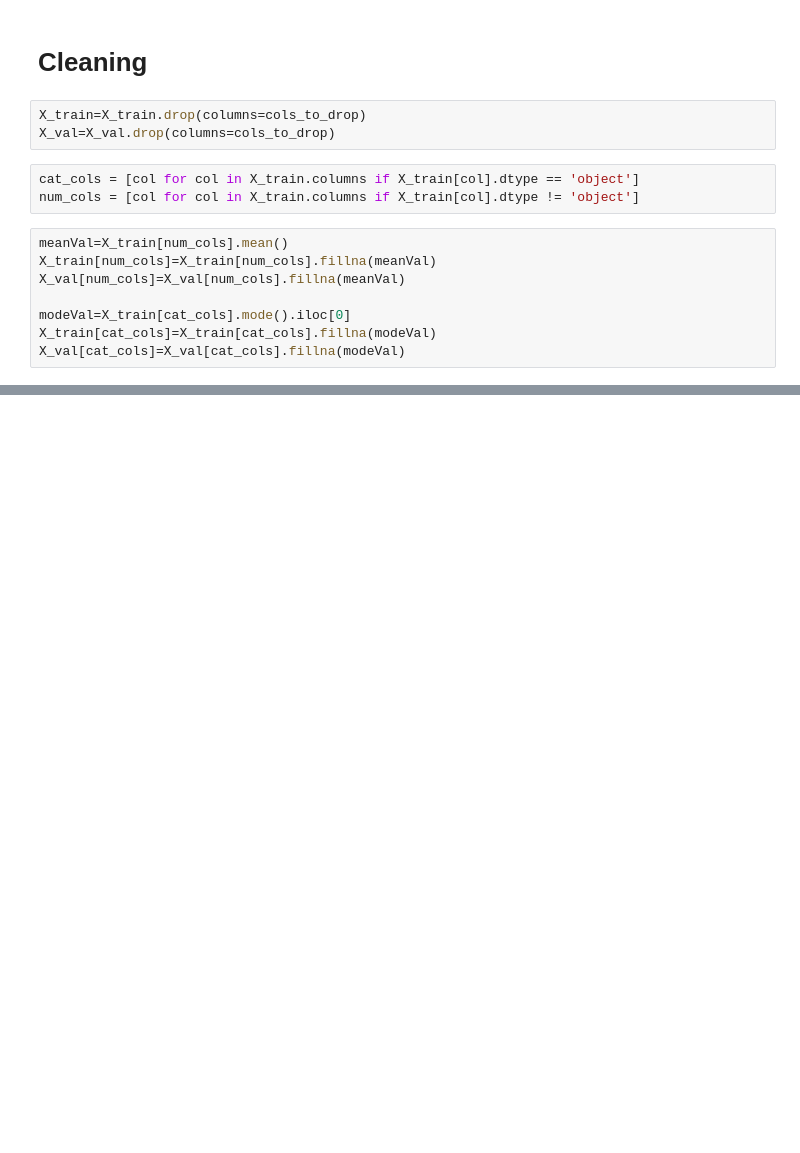
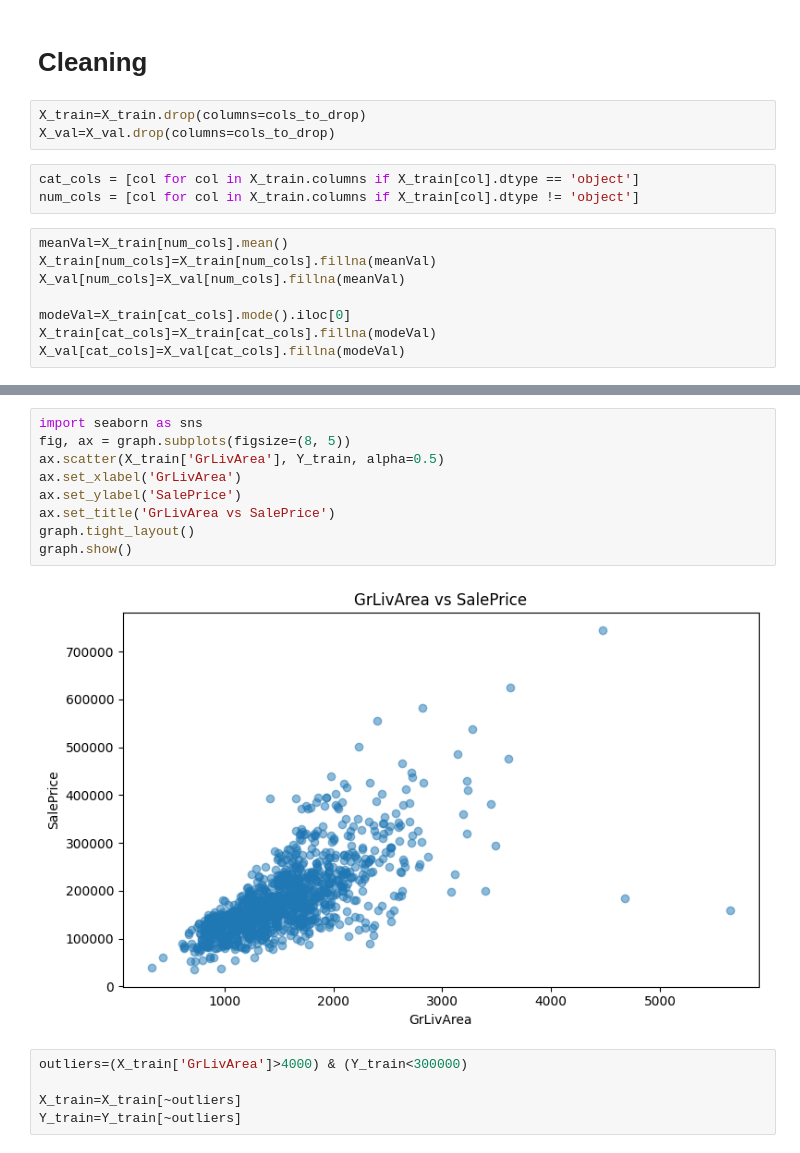
Before and after one commit to kgordeziani/ML_hw_01_House-Prices, a Jupyter notebook: model_experiment.ipynb, the cells around one changed output, grey strips where cells are left out. Cells and saved outputs as stored; diff of their text form; blank space fills up the shorter version.

```diff
--- a/model_experiment.ipynb
+++ b/model_experiment.ipynb
@@ -189,0 +240,16 @@ with mlflow.start_run(run_name="Data_Cleaning"):
+# %%
+import seaborn as sns
+fig, ax = graph.subplots(figsize=(8, 5))
+ax.scatter(X_train['GrLivArea'], Y_train, alpha=0.5)
+ax.set_xlabel('GrLivArea')
+ax.set_ylabel('SalePrice')
+ax.set_title('GrLivArea vs SalePrice')
+graph.tight_layout()
+graph.show()
+# %% [output]
+[figure, added]
+# %%
+outliers=(X_train['GrLivArea']>4000) & (Y_train<300000)
+
+X_train=X_train[~outliers]
+Y_train=Y_train[~outliers]
```
Also changed, not shown: parts of 21 cells of this notebook.
